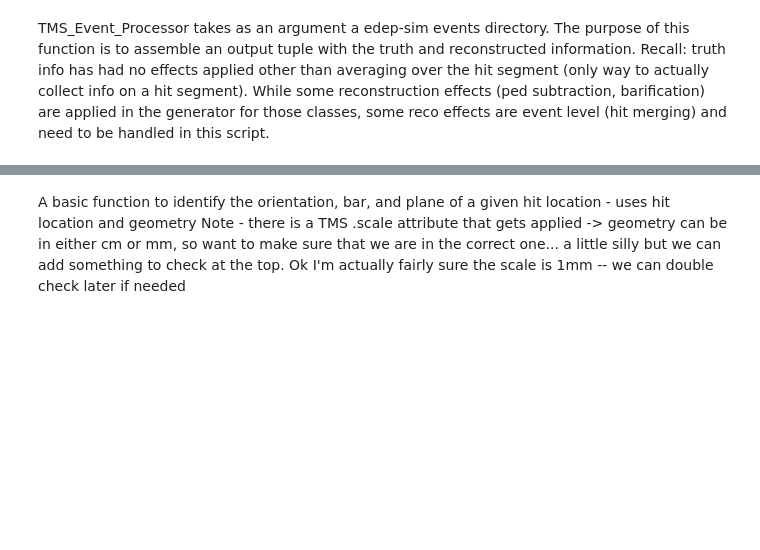
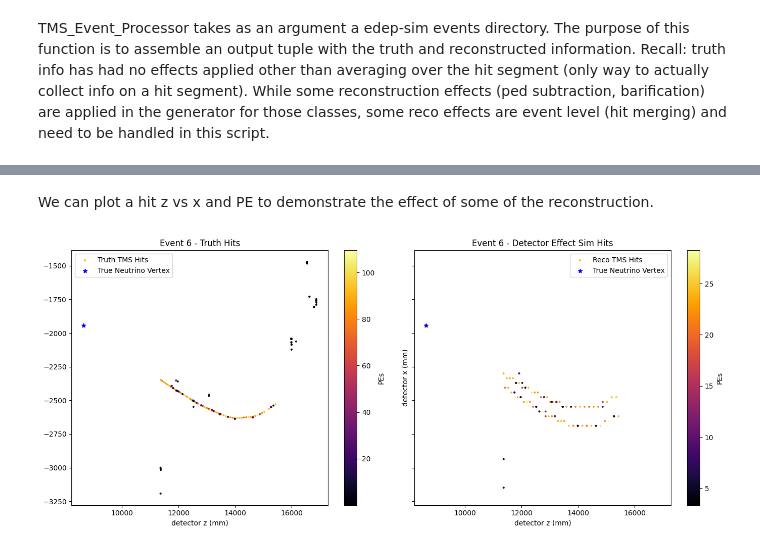
Before and after one commit to wer2ct/DUNE-TMS_timing_study, a Jupyter notebook: SimpleRecon_Scratch.ipynb, the cells around one changed output, grey strips where cells are left out. Drawn from its saved outputs; the diff is of its cells as text; code cells hidden in the pictures; blank space fills up the shorter version.

```diff
--- a/SimpleRecon_Scratch.ipynb
+++ b/SimpleRecon_Scratch.ipynb
@@ -165,8 +165,4 @@ class TMS_hit_simple:
     def GetPrimaryDeposit(self):
         PrimaryDeposit = self.tms_hit_seg.GetEnergyDeposit()
         return(PrimaryDeposit)
-
-    def GetSecondaryDeposit(self):
-        SecondaryDeposit = self.tms_hit_seg.GetSecondaryDeposit()
-        return(SecondaryDeposit)
 # %% [markdown]
@@ -308,14 +467,15 @@ def TMS_Event_Processor(edep_evts, n_events = 10, verbose = False):
                     "z": hit_true.GetHitZ(),
                     "t": hit_true.GetHitT(),
                     "primary_energy": hit_true.GetPrimaryDeposit(),
-                    "secondary_energy": hit_true.GetSecondaryDeposit()
                     }
                 hit_reco_data = {
                     "neutrino_num": hit_reco.GetNeutrinoNumber(),
                     "hit_num": hit_reco.GetHitNumber(),
                     "hit_reco_position": hit_reco.GetBarHitPos(),
                     "hit_reco_PE": hit_reco.GetRecoPE(),
-                    "pedestal_subtracted?" : hit_reco.GetPedestalSubtractedStatus()
+                    "pedestal_subtracted?" : hit_reco.GetPedestalSubtractedStatus(),
+                    "hit_true_T" : hit_reco.GetTrueHitT(),
+                    "hit_reco_T" : hit_reco.GetRecoHitT(),
                     }
                 true_hits_info.append(hit_truth_data)
                 reco_hits_info.append(hit_reco_data)
@@ -326,9 +486,9 @@ def TMS_Event_Processor(edep_evts, n_events = 10, verbose = False):
     return( (true_hits_info , reco_hits_info ) )
 # %%
 %%time
-event_info = TMS_Event_Processor( edep_evts, n_events = 50 )[1]
+events_info = TMS_Event_Processor( edep_evts, n_events = 5979)
 print("done!")
-truth_hits_info = event_info[0]
-reco_hits_info = event_info[1]
+reco_hits_info = events_info[1]
+truth_hits_info = events_info[0]
 # %% [output]
 done!
@@ -389,3 +497,58 @@ plt.show()
-# %% [markdown]
-A basic function to identify the orientation, bar, and plane of a given hit location - uses hit location and geometry
-Note - there is a TMS .scale attribute that gets applied -> geometry can be in either cm or mm, so want to make sure that we are in the correct one... a little silly but we can add something to check at the top. Ok I'm actually fairly sure the scale is 1mm -- we can double check later if needed
+# %% [markdown]
+We can plot a hit z vs x and PE to demonstrate the effect of some of the reconstruction.
+# %%
+event_number_example = 6
+
+# Reco hit data
+reco_hit_xs = []
+reco_hit_zs = []
+reco_hit_PEs = []
+reco_hit_Ts = []
+true_hit_Ts = []
+
+for hit in reco_hits_info:
+    if hit['neutrino_num'] == event_number_example and not hit['pedestal_subtracted?']:
+        reco_hit_xs.append(hit['hit_reco_position'][0])
+        reco_hit_zs.append(hit['hit_reco_position'][2])
+        true_hit_Ts.append(hit['hit_true_T'])
+        reco_hit_Ts.append(hit['hit_reco_T'])
+        reco_hit_PEs.append(hit['hit_reco_PE'][0])
+
+# Truth hit data
+truth_hit_xs = []
+truth_hit_zs = []
+truth_hit_PEs = []
+
+for hit in truth_hits_info:
+    if hit['neutrino_num'] == event_number_example:
+        truth_hit_xs.append(hit['x'])
+        truth_hit_zs.append(hit['z'])
+        truth_hit_PEs.append(hit['primary_energy'] * 50.0)
+
+# Get neutrino vertex
+event_neutrino = [vtx for vtx in edep_true_neutrino_vtx if vtx["neutrino_num"] == event_number_example]
+
+# Setup side-by-side plots
+fig, (ax1, ax2) = plt.subplots(1, 2, figsize=(14, 6), sharex=True, sharey=True)
+
+# Plot reco hits
+sc2 = ax2.scatter(reco_hit_zs, reco_hit_xs, s=3, c=reco_hit_PEs, cmap='inferno', label='Reco TMS Hits')
+ax2.scatter(event_neutrino[0]['z'], event_neutrino[0]['x'], s=35, c='blue', marker='*', label='True Neutrino Vertex')
+ax2.set_xlabel("detector z (mm)")
+ax2.set_ylabel("detector x (mm)")
+ax2.set_title(f"Event {event_number_example} - Detector Effect Sim Hits")
+ax2.legend()
+fig.colorbar(sc2, ax=ax2, label='PEs')
+
+# Plot truth hits
+sc1 = ax1.scatter(truth_hit_zs, truth_hit_xs, s=3, c=truth_hit_PEs, cmap='inferno', label='Truth TMS Hits')
+ax1.scatter(event_neutrino[0]['z'], event_neutrino[0]['x'], s=35, c='blue', marker='*', label='True Neutrino Vertex')
+ax1.set_xlabel("detector z (mm)")
+ax1.set_title(f"Event {event_number_example} - Truth Hits")
+ax1.legend()
+fig.colorbar(sc1, ax=ax1, label='PEs')
+
+plt.tight_layout()
+plt.show()
+# %% [output]
+[figure, added]
```
Also changed, not shown: parts of 12 cells of this notebook.
